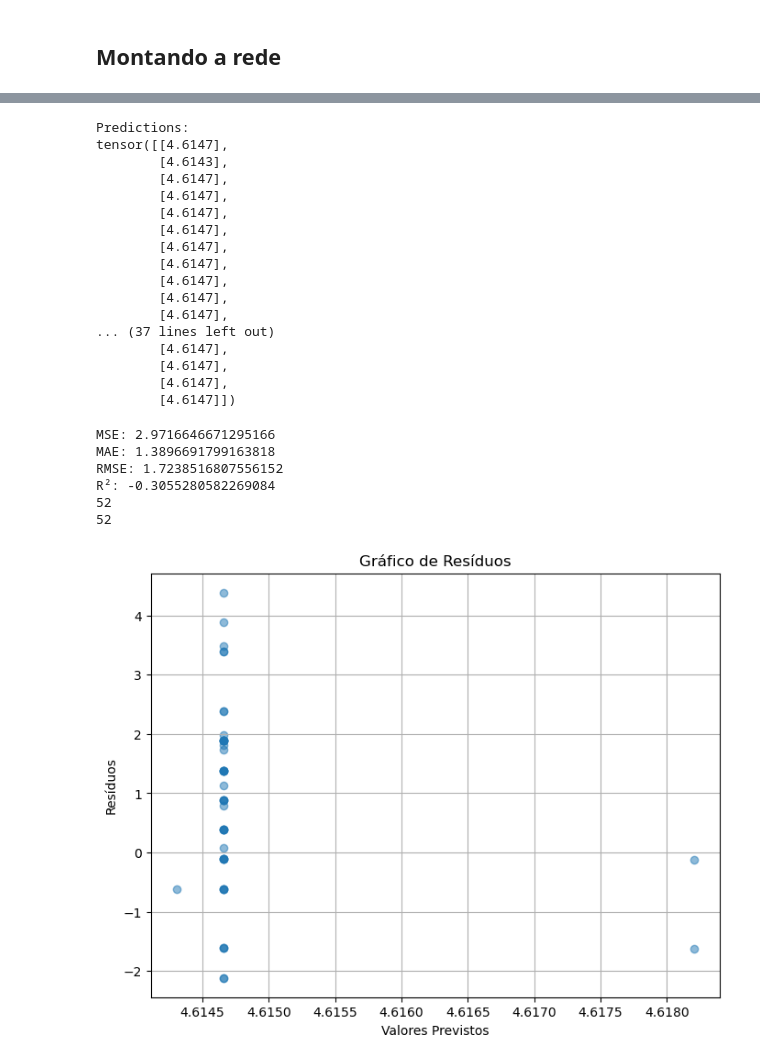
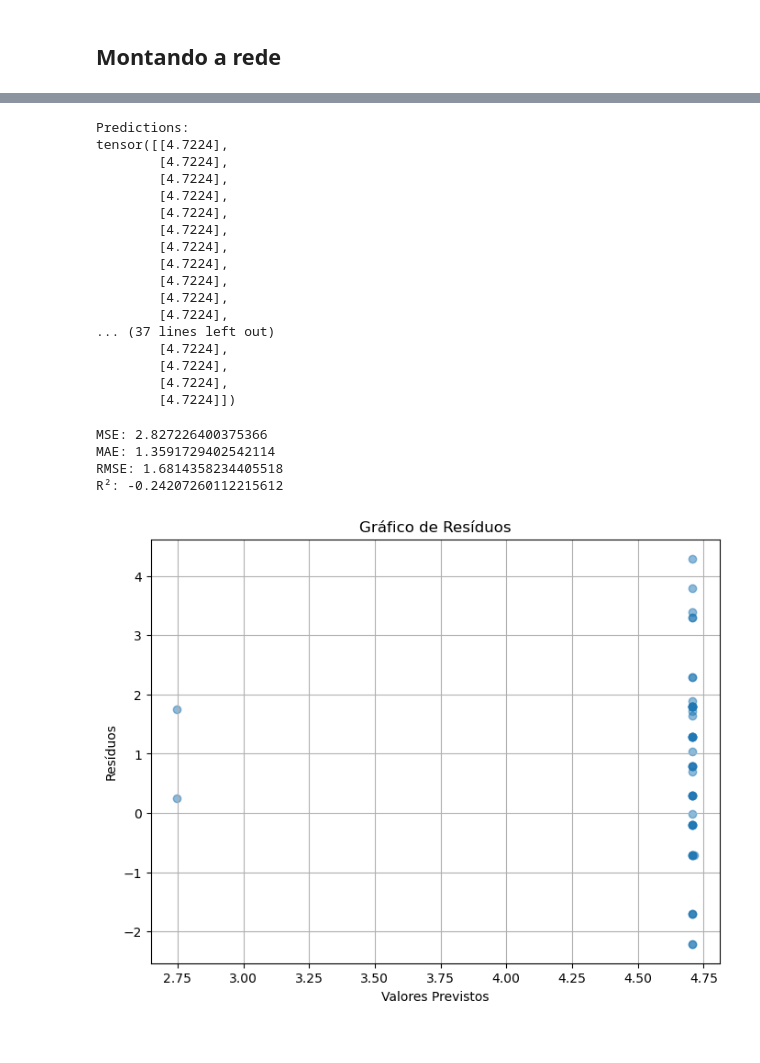
Before and after one commit to EricLeandroLM/Redes_Neurais_Trabalho_Final, a Jupyter notebook: Trabalho_Final_codigo.ipynb, the cells around one changed output, grey strips where cells are left out. Cells and saved outputs as stored; diff of their text form; code cells hidden in the pictures.

```diff
--- a/Trabalho_Final_codigo.ipynb
+++ b/Trabalho_Final_codigo.ipynb
@@ -34,8 +34,7 @@ def r_squared(y_true, y_pred):
     return r2_score(y_true, y_pred)
 
 def plot_residuals(y_true, y_pred):
-    y_new = y_true.view(-1, 1)
-    residuals = y_new - y_pred
+    residuals = y_true - y_pred
     plt.figure(figsize=(8, 6))
     plt.scatter(y_pred, residuals, alpha=0.5)
     plt.title('Gráfico de Resíduos')
@@ -57,7 +56,7 @@ class NeuralNetworkRegressor(nn.Module):
         momentum (float): O fator de momentum para o otimizador (default 0.9).
     """
 
-    def __init__(self, input_size, hidden_size, learning_rate=0.1, dropout_prob=0.3, momentum=0.9):
+    def __init__(self, input_size, hidden_size, learning_rate=0.1, dropout_prob=0.3, momentum=0.8):
         super(NeuralNetworkRegressor, self).__init__()
         self.input_size = input_size
         self.hidden_size = hidden_size
@@ -265,6 +264,10 @@ Y_train_tensor = torch.tensor(Y_train.values, dtype=torch.float32)
 # Tensores do teste
 X_test_tensor = torch.tensor(X_test.values, dtype=torch.float32)
 Y_test_tensor = torch.tensor(Y_test.values, dtype=torch.float32)
+
+# Ajustando dimensões dos targets
+Y_train_tensor_dimensionado = Y_train_tensor.view(-1,1)
+Y_test_tensor_dimensionado = Y_test_tensor.view(-1,1)
 # %% [markdown]
 ## Montando a rede
 # %%
@@ -272,11 +275,11 @@ Y_test_tensor = torch.tensor(Y_test.values, dtype=torch.float32)
 
 # Parâmetros da rede neural
 input_size = 11
-hidden_size = 10
-epochs = 5000
+hidden_size = 50
+epochs = 1000
 learning_rate = 0.2
 
 # Criação e treinamento da rede neural
 neural_net = NeuralNetworkRegressor(input_size, hidden_size, learning_rate)
-neural_net.train_model(X_train_tensor, Y_train_tensor, epochs)
+neural_net.train_model(X_train_tensor, Y_train_tensor_dimensionado, epochs)
 # %% [output]
@@ -305,44 +301,42 @@ print("Predictions:")
 print(predictions)
 # %% [output]
 Predictions:
-tensor([[4.6147],
-        [4.6143],
-        [4.6147],
-        [4.6147],
-        [4.6147],
-        [4.6147],
-        [4.6147],
-        [4.6147],
-        [4.6147],
-        [4.6147],
-        [4.6147],
+tensor([[4.7224],
+        [4.7224],
+        [4.7224],
+        [4.7224],
+        [4.7224],
+        [4.7224],
+        [4.7224],
+        [4.7224],
+        [4.7224],
+        [4.7224],
+        [4.7224],
 ... (37 lines left out)
-        [4.6147],
-        [4.6147],
-        [4.6147],
-        [4.6147]])
+        [4.7224],
+        [4.7224],
+        [4.7224],
+        [4.7224]])
 # %%
 '''Calculando erros'''
 
 # Calculando as métricas
-mse = mean_squared_error(Y_test_tensor, predictions)
-mae = mean_absolute_error(Y_test_tensor, predictions)
-rmse = root_mean_squared_error(Y_test_tensor, predictions)
-r2 = r_squared(Y_test_tensor, predictions)
+mse = mean_squared_error(Y_test_tensor_dimensionado, predictions)
+mae = mean_absolute_error(Y_test_tensor_dimensionado, predictions)
+rmse = root_mean_squared_error(Y_test_tensor_dimensionado, predictions)
+r2 = r_squared(Y_test_tensor_dimensionado, predictions)
 
 # Exibindo os resultados
 print(f'MSE: {mse}')
 print(f'MAE: {mae}')
 print(f'RMSE: {rmse}')
 print(f'R²: {r2}')
 
 # Plotando o gráfico de resíduos
-plot_residuals(Y_test_tensor, predictions)
+plot_residuals(Y_test_tensor_dimensionado, predictions)
 # %% [output]
-MSE: 2.9716646671295166
-MAE: 1.3896691799163818
-RMSE: 1.7238516807556152
-R²: -0.3055280582269084
-52
-52
+MSE: 2.827226400375366
+MAE: 1.3591729402542114
+RMSE: 1.6814358234405518
+R²: -0.24207260112215612
-[figure, old version]
+[figure, new version]
```
Also changed, not shown: parts of 1 cell of this notebook.
